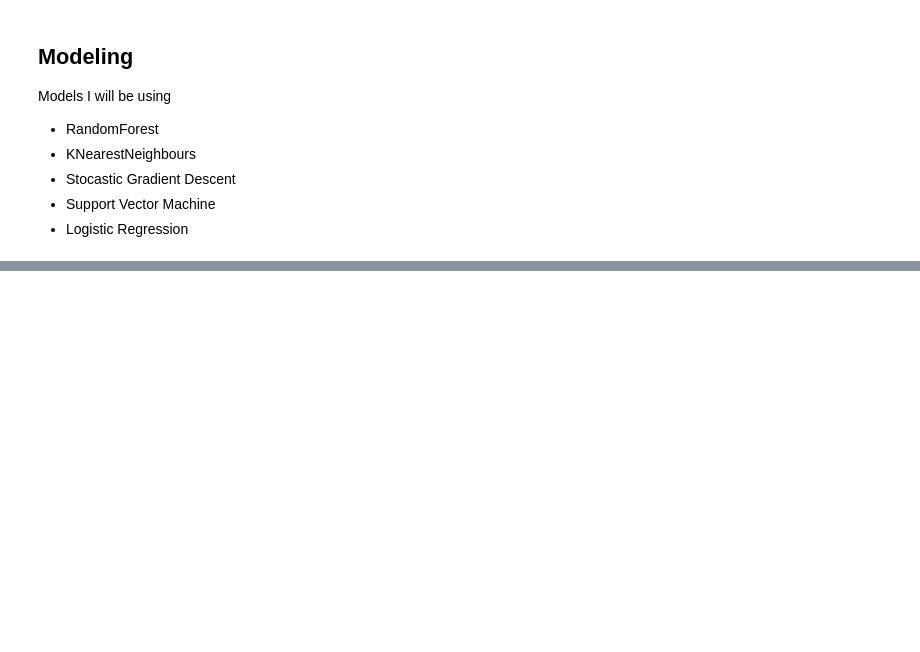
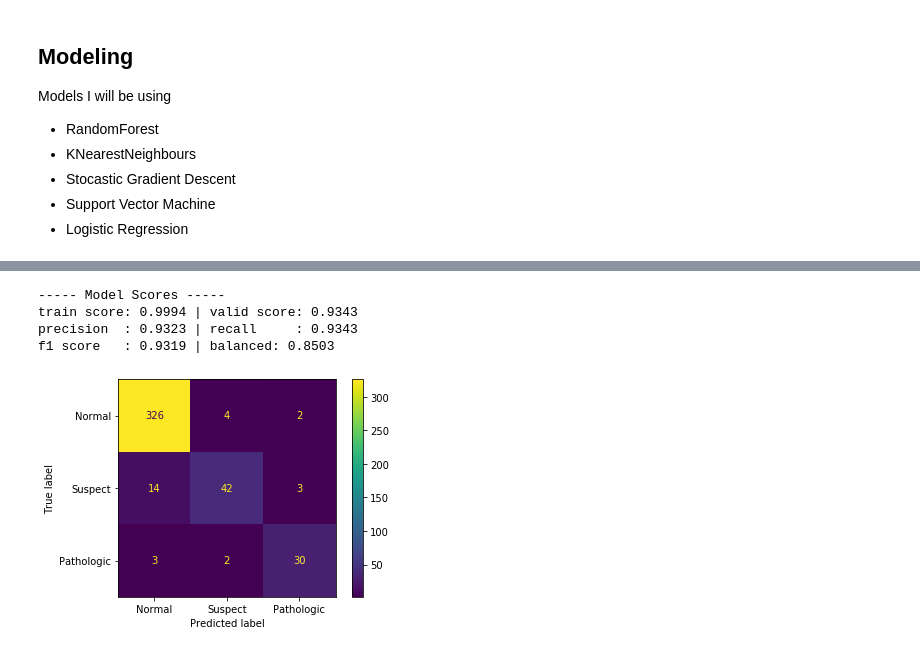
Before and after one commit to moaaztaha/Machine-Learning-Assignment, a Jupyter notebook: CTG Classification.ipynb, the cells around one changed output, grey strips where cells are left out. Saved outputs shown, nothing was run; the diff lists cells and outputs as text; code cells hidden in the pictures; blank space fills up the shorter version.

```diff
--- a/CTG Classification.ipynb
+++ b/CTG Classification.ipynb
@@ -604,0 +657,15 @@ def base_model(x_train, x_valid, y_train, y_valid):
+# %%
+clfs = [
+    ("RandomForestClassifier, max_features='log2'",
+        RandomForestClassifier(warm_start=True, oob_score=True,
+                               max_features="log2",
+                               random_state=42)),
+    ("RandomForestClassifier, max_features='sqrt'",
+        RandomForestClassifier(warm_start=True, max_features='sqrt',
+                               oob_score=True,
+                               random_state=42)),
+    ("RandomForestClassifier, max_features=None",
+        RandomForestClassifier(warm_start=True, max_features=None,
+                               oob_score=True,
+                               random_state=42))
+]
@@ -604,0 +729,10 @@ def base_model(x_train, x_valid, y_train, y_valid):
+# %%
+# testing the model with the new parameters
+rf = RandomForestClassifier(n_estimators=69, max_features='sqrt', random_state=42)
+rf = fit_model(rf, x_train, y_train, x_valid, y_valid)
+# %% [output]
+----- Model Scores -----
+train score: 0.9994 | valid score: 0.9343
+precision  : 0.9323 | recall     : 0.9343
+f1 score   : 0.9319 | balanced: 0.8503
+[figure, added]
```
Also changed, not shown: parts of 36 cells of this notebook.
